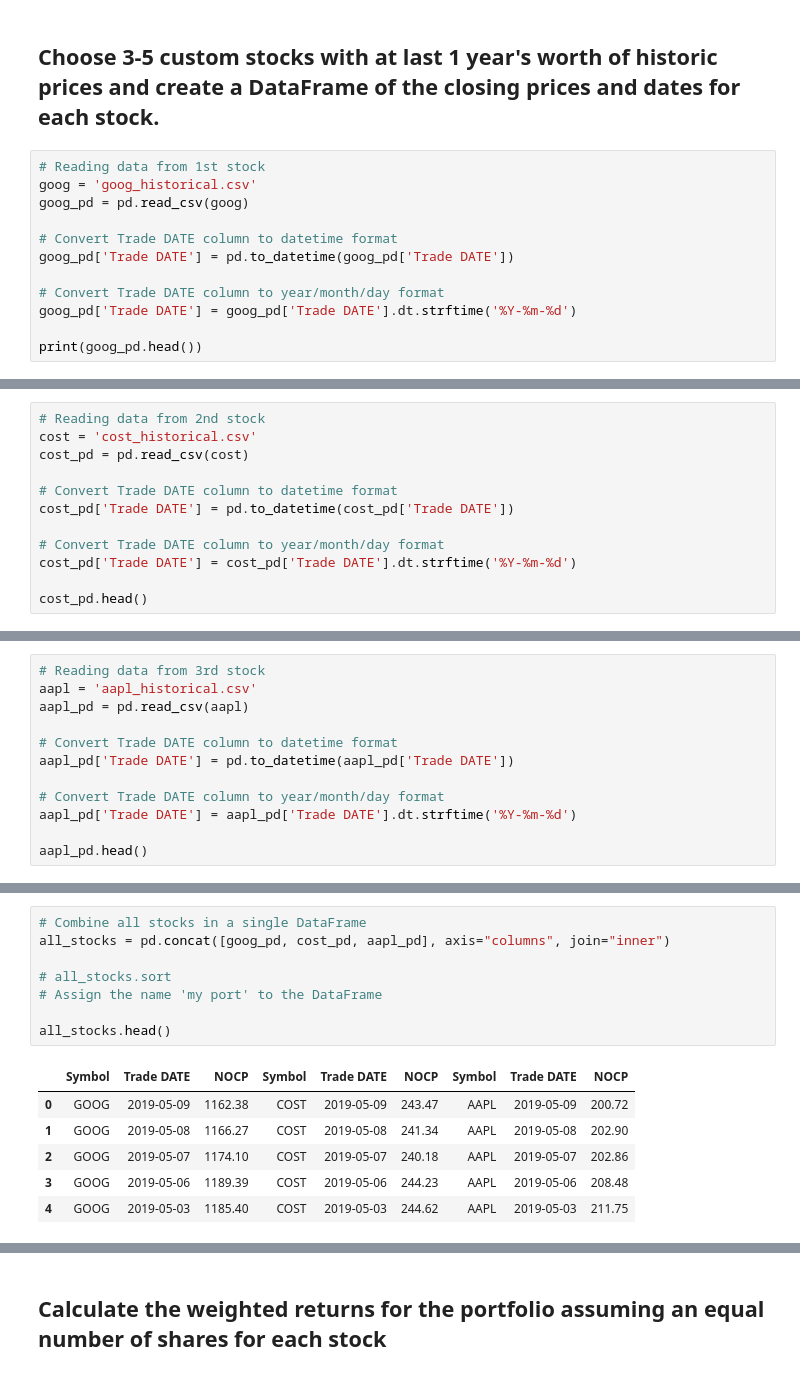
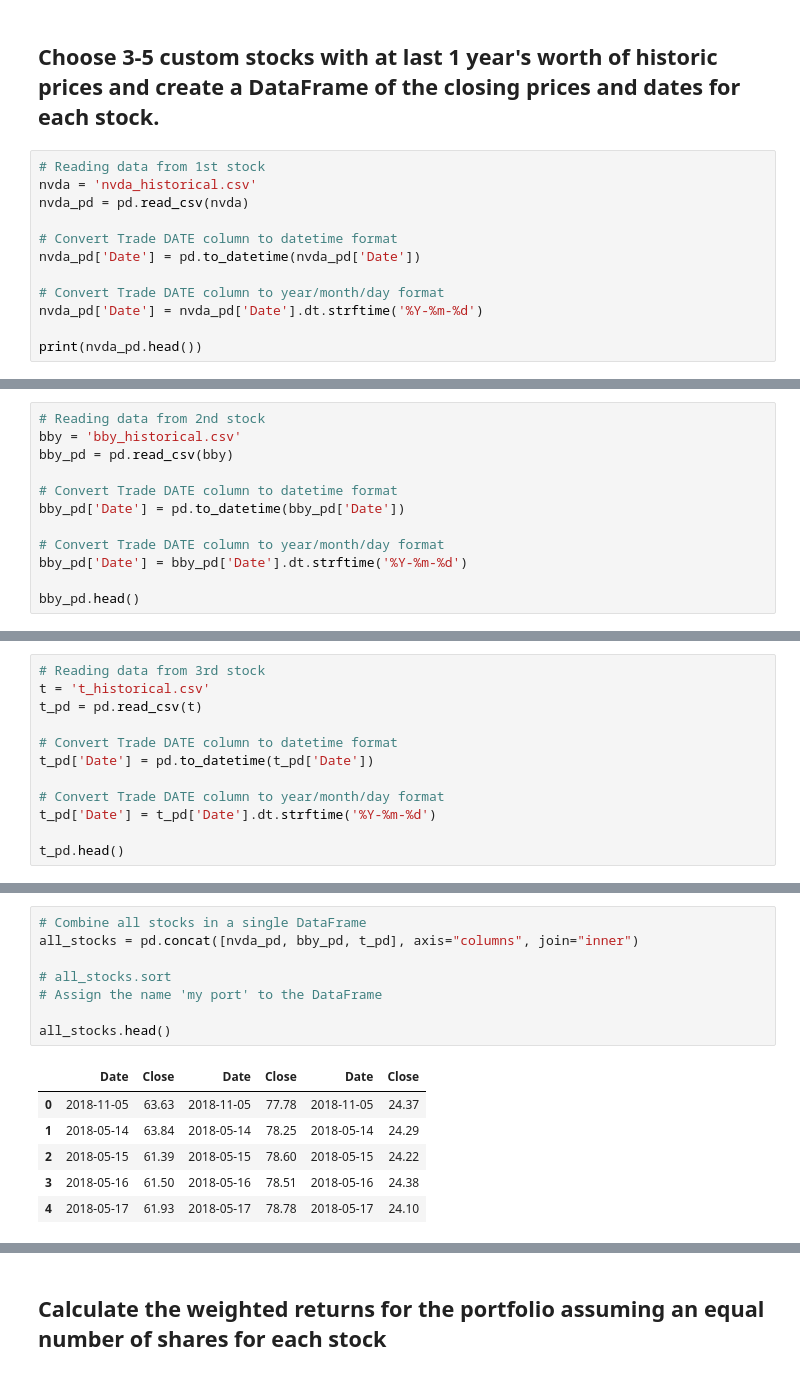
Before and after one commit to bittraidr/Challenge_4, a Jupyter notebook: My_Three_Stocks.ipynb, the cells around one changed output, grey strips where cells are left out. Saved outputs shown, nothing was run; the diff lists cells and outputs as text.

```diff
--- a/Portfolio_Analysis.ipynb
+++ b/My_Three_Stocks.ipynb
@@ -479,14 +479,14 @@ In this section, you will build your own portfolio of stocks, calculate the retu
 ## Choose 3-5 custom stocks with at last 1 year's worth of historic prices and create a DataFrame of the closing prices and dates for each stock.
 # %%
 # Reading data from 1st stock
-goog = 'goog_historical.csv'
-goog_pd = pd.read_csv(goog)
+nvda = 'nvda_historical.csv'
+nvda_pd = pd.read_csv(nvda)
 
 # Convert Trade DATE column to datetime format
-goog_pd['Trade DATE'] = pd.to_datetime(goog_pd['Trade DATE'])
+nvda_pd['Date'] = pd.to_datetime(nvda_pd['Date'])
 
 # Convert Trade DATE column to year/month/day format
-goog_pd['Trade DATE'] = goog_pd['Trade DATE'].dt.strftime('%Y-%m-%d')
+nvda_pd['Date'] = nvda_pd['Date'].dt.strftime('%Y-%m-%d')
 
-print(goog_pd.head())
+print(nvda_pd.head())
 # %% [output]
@@ -499,13 +499,13 @@ print(goog_pd.head())
 # %%
 # Reading data from 2nd stock
-cost = 'cost_historical.csv'
-cost_pd = pd.read_csv(cost)
+bby = 'bby_historical.csv'
+bby_pd = pd.read_csv(bby)
 
 # Convert Trade DATE column to datetime format
-cost_pd['Trade DATE'] = pd.to_datetime(cost_pd['Trade DATE'])
+bby_pd['Date'] = pd.to_datetime(bby_pd['Date'])
 
 # Convert Trade DATE column to year/month/day format
-cost_pd['Trade DATE'] = cost_pd['Trade DATE'].dt.strftime('%Y-%m-%d')
+bby_pd['Date'] = bby_pd['Date'].dt.strftime('%Y-%m-%d')
 
-cost_pd.head()
+bby_pd.head()
 # %% [output]
@@ -518,13 +518,13 @@ cost_pd.head()
 # %%
 # Reading data from 3rd stock
-aapl = 'aapl_historical.csv'
-aapl_pd = pd.read_csv(aapl)
+t = 't_historical.csv'
+t_pd = pd.read_csv(t)
 
 # Convert Trade DATE column to datetime format
-aapl_pd['Trade DATE'] = pd.to_datetime(aapl_pd['Trade DATE'])
+t_pd['Date'] = pd.to_datetime(t_pd['Date'])
 
 # Convert Trade DATE column to year/month/day format
-aapl_pd['Trade DATE'] = aapl_pd['Trade DATE'].dt.strftime('%Y-%m-%d')
+t_pd['Date'] = t_pd['Date'].dt.strftime('%Y-%m-%d')
 
-aapl_pd.head()
+t_pd.head()
 # %% [output]
@@ -537,18 +537,18 @@ aapl_pd.head()
 # %%
 # Combine all stocks in a single DataFrame
-all_stocks = pd.concat([goog_pd, cost_pd, aapl_pd], axis="columns", join="inner")
+all_stocks = pd.concat([nvda_pd, bby_pd, t_pd], axis="columns", join="inner")
 
 # all_stocks.sort
 # Assign the name 'my port' to the DataFrame
 
 all_stocks.head()
 # %% [output]
-|  | Symbol | Trade DATE | NOCP | Symbol | Trade DATE | NOCP | Symbol | Trade DATE | NOCP |
-| 0 | GOOG | 2019-05-09 | 1162.38 | COST | 2019-05-09 | 243.47 | AAPL | 2019-05-09 | 200.72 |
-| 1 | GOOG | 2019-05-08 | 1166.27 | COST | 2019-05-08 | 241.34 | AAPL | 2019-05-08 | 202.90 |
-| 2 | GOOG | 2019-05-07 | 1174.10 | COST | 2019-05-07 | 240.18 | AAPL | 2019-05-07 | 202.86 |
-| 3 | GOOG | 2019-05-06 | 1189.39 | COST | 2019-05-06 | 244.23 | AAPL | 2019-05-06 | 208.48 |
-| 4 | GOOG | 2019-05-03 | 1185.40 | COST | 2019-05-03 | 244.62 | AAPL | 2019-05-03 | 211.75 |
+|  | Date | Close | Date | Close | Date | Close |
+| 0 | 2018-11-05 | 63.63 | 2018-11-05 | 77.78 | 2018-11-05 | 24.37 |
+| 1 | 2018-05-14 | 63.84 | 2018-05-14 | 78.25 | 2018-05-14 | 24.29 |
+| 2 | 2018-05-15 | 61.39 | 2018-05-15 | 78.60 | 2018-05-15 | 24.22 |
+| 3 | 2018-05-16 | 61.50 | 2018-05-16 | 78.51 | 2018-05-16 | 24.38 |
+| 4 | 2018-05-17 | 61.93 | 2018-05-17 | 78.78 | 2018-05-17 | 24.10 |
 # %%
 # Reset Date index
 # all_stocks_reset_index = all_stocks.set_index('Trade DATE')
```
Also changed, not shown: parts of 14 cells of this notebook, 3 other files.
